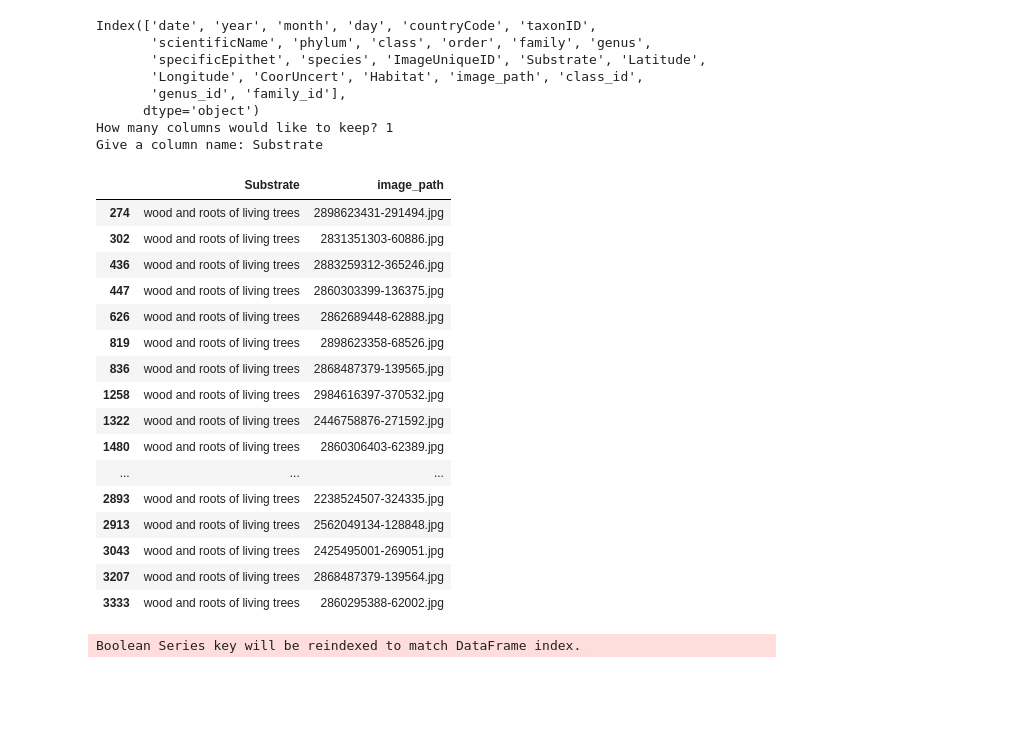
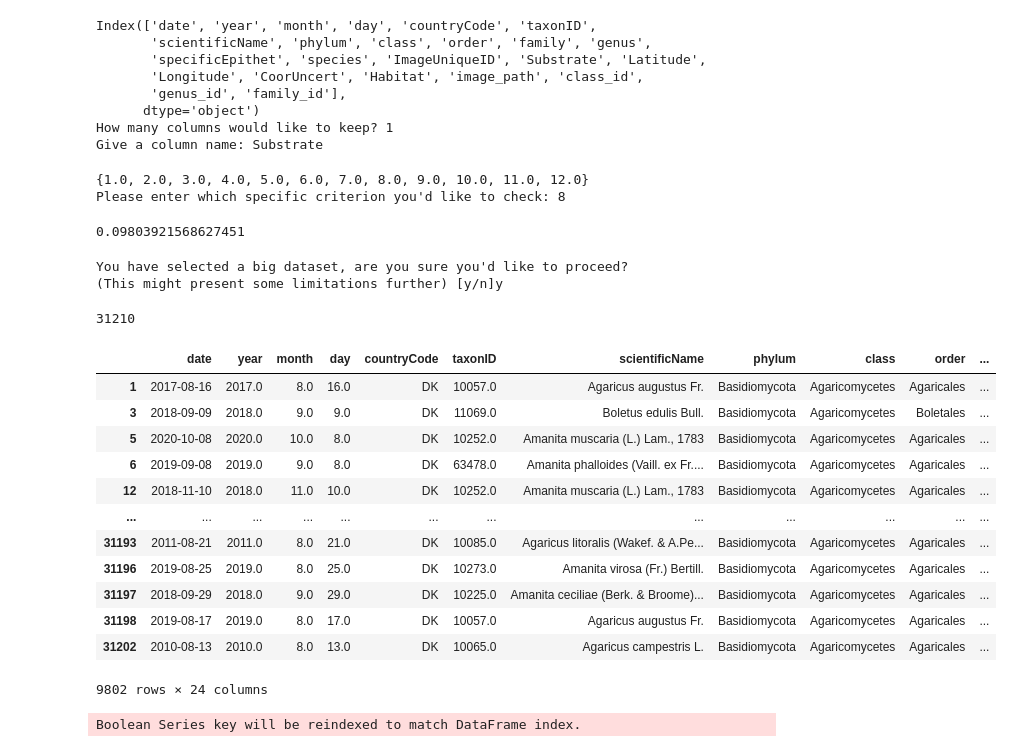
Before and after one commit to hadri96/Mush_Me, a Jupyter notebook: notebooks/Exploration/Exploration_set.ipynb, the cells around one changed output. Saved outputs shown, nothing was run; the diff lists cells and outputs as text; code cells hidden in the pictures; blank space fills up the shorter version.

```diff
--- a/notebooks/Exploration/Exploration_set.ipynb
+++ b/notebooks/Exploration/Exploration_set.ipynb
@@ -72,28 +79,42 @@ Index(['date', 'year', 'month', 'day', 'countryCode', 'taxonID',
       dtype='object')
 How many columns would like to keep? 1
 Give a column name: Substrate
+# %%
+file.get_proba_species_criteria('Mycena megaspora','month')
+# %% [output]
+{1.0, 2.0, 3.0, 4.0, 5.0, 6.0, 7.0, 8.0, 9.0, 10.0, 11.0, 12.0}
+Please enter which specific criterion you'd like to check: 8
+0.09803921568627451
+# %%
+data = Data('train').get_clean_metadata()
+# %% [output]
+You have selected a big dataset, are you sure you'd like to proceed?                             (This might present some limitations further) [y/n]y
+# %%
+len(data)
+# %% [output]
+31210
 # %%
-data2=data1[data1['Substrate'] == 'wood and roots of living trees']
+families = ['Agaricaceae','Amanitaceae','Boletaceae']
 
-data2
+data['included']= data['family'].map(lambda x: 1 if x in families else 0)
+
+data = data[data['included']==1].drop(columns='included')
+
+data
 # %% [output]
-|  | Substrate | image_path |
-| 274 | wood and roots of living trees | 2898623431-291494.jpg |
-| 302 | wood and roots of living trees | 2831351303-60886.jpg |
-| 436 | wood and roots of living trees | 2883259312-365246.jpg |
-| 447 | wood and roots of living trees | 2860303399-136375.jpg |
-| 626 | wood and roots of living trees | 2862689448-62888.jpg |
-| 819 | wood and roots of living trees | 2898623358-68526.jpg |
-| 836 | wood and roots of living trees | 2868487379-139565.jpg |
-| 1258 | wood and roots of living trees | 2984616397-370532.jpg |
-| 1322 | wood and roots of living trees | 2446758876-271592.jpg |
-| 1480 | wood and roots of living trees | 2860306403-62389.jpg |
-| ... | ... | ... |
-| 2893 | wood and roots of living trees | 2238524507-324335.jpg |
-| 2913 | wood and roots of living trees | 2562049134-128848.jpg |
-| 3043 | wood and roots of living trees | 2425495001-269051.jpg |
-| 3207 | wood and roots of living trees | 2868487379-139564.jpg |
-| 3333 | wood and roots of living trees | 2860295388-62002.jpg |
+|  | date | year | month | day | countryCode | taxonID | scientificName | phylum | class | order | ... |
+| 1 | 2017-08-16 | 2017.0 | 8.0 | 16.0 | DK | 10057.0 | Agaricus augustus Fr. | Basidiomycota | Agaricomycetes | Agaricales | ... |
+| 3 | 2018-09-09 | 2018.0 | 9.0 | 9.0 | DK | 11069.0 | Boletus edulis Bull. | Basidiomycota | Agaricomycetes | Boletales | ... |
+| 5 | 2020-10-08 | 2020.0 | 10.0 | 8.0 | DK | 10252.0 | Amanita muscaria (L.) Lam., 1783 | Basidiomycota | Agaricomycetes | Agaricales | ... |
+| 6 | 2019-09-08 | 2019.0 | 9.0 | 8.0 | DK | 63478.0 | Amanita phalloides (Vaill. ex Fr.... | Basidiomycota | Agaricomycetes | Agaricales | ... |
+| 12 | 2018-11-10 | 2018.0 | 11.0 | 10.0 | DK | 10252.0 | Amanita muscaria (L.) Lam., 1783 | Basidiomycota | Agaricomycetes | Agaricales | ... |
+| ... | ... | ... | ... | ... | ... | ... | ... | ... | ... | ... | ... |
+| 31193 | 2011-08-21 | 2011.0 | 8.0 | 21.0 | DK | 10085.0 | Agaricus litoralis (Wakef. & A.Pe... | Basidiomycota | Agaricomycetes | Agaricales | ... |
+| 31196 | 2019-08-25 | 2019.0 | 8.0 | 25.0 | DK | 10273.0 | Amanita virosa (Fr.) Bertill. | Basidiomycota | Agaricomycetes | Agaricales | ... |
+| 31197 | 2018-09-29 | 2018.0 | 9.0 | 29.0 | DK | 10225.0 | Amanita ceciliae (Berk. & Broome)... | Basidiomycota | Agaricomycetes | Agaricales | ... |
+| 31198 | 2019-08-17 | 2019.0 | 8.0 | 17.0 | DK | 10057.0 | Agaricus augustus Fr. | Basidiomycota | Agaricomycetes | Agaricales | ... |
+| 31202 | 2010-08-13 | 2010.0 | 8.0 | 13.0 | DK | 10065.0 | Agaricus campestris L. | Basidiomycota | Agaricomycetes | Agaricales | ... |
+9802 rows × 24 columns
 # %%
 ### Filtering the data based on the kingdom Fungi & CoorUncert small than 1000m
 
```
Also changed, not shown: parts of 4 cells of this notebook, 14 other files.
